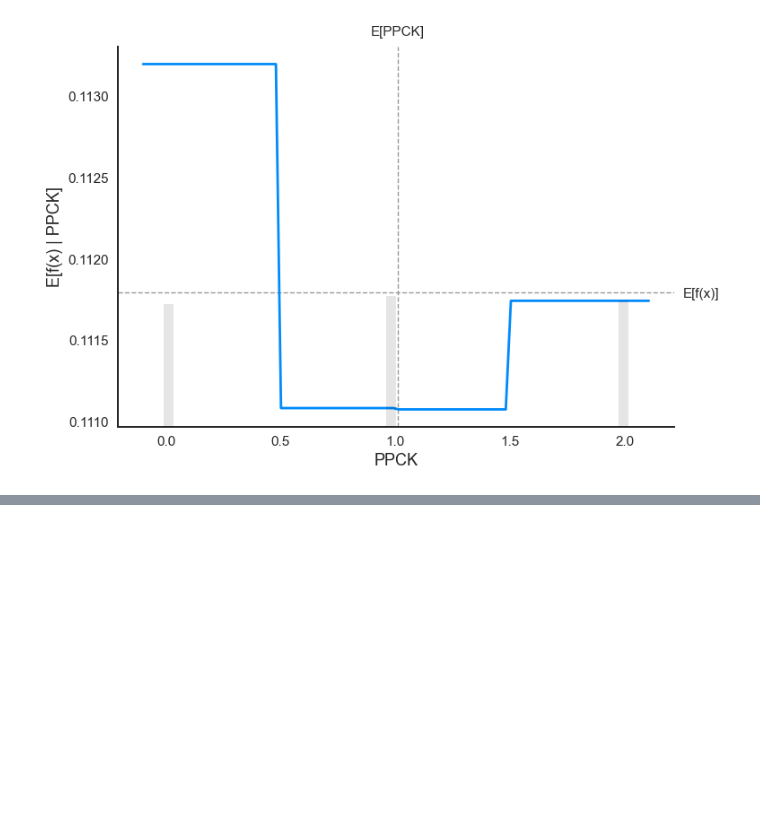
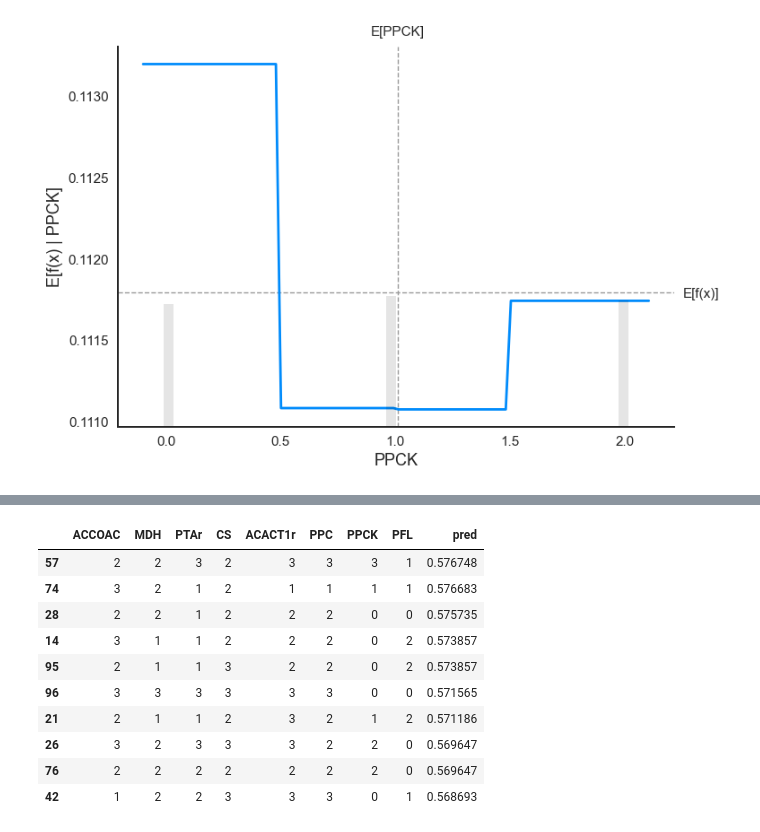
Before and after one commit to costasmexis/straindesignXAI, a Jupyter notebook: notebooks/Isoprenol.ipynb, the cells around one changed output, grey strips where cells are left out. Saved outputs shown, nothing was run; the diff lists cells and outputs as text; code cells hidden in the pictures; blank space fills up the shorter version.

```diff
--- a/notebooks/Isoprenol.ipynb
+++ b/notebooks/Isoprenol.ipynb
@@ -149,0 +153,26 @@ d.shap_scatter("CS", "PPCK")
+# %%
+# Gerate samples from a Latin hypercube generator
+from scipy.stats import qmc
+
+sampler = qmc.LatinHypercube(d=d.X.shape[1])
+sample = sampler.random(100)
+
+l_bounds = [0 for i in range(d.X.shape[1])]
+u_bounds = [3 for i in range(d.X.shape[1])]
+
+sample_df = pd.DataFrame(qmc.scale(sample, l_bounds, u_bounds), columns=d.X.columns)
+sample_df = sample_df.round(0).astype(int)
+sample_df['pred'] = d.model.predict(sample_df)
+sample_df.sort_values('pred', ascending=False).head(10)
+# %% [output]
+|  | ACCOAC | MDH | PTAr | CS | ACACT1r | PPC | PPCK | PFL | pred |
+| 57 | 2 | 2 | 3 | 2 | 3 | 3 | 3 | 1 | 0.576748 |
+| 74 | 3 | 2 | 1 | 2 | 1 | 1 | 1 | 1 | 0.576683 |
+| 28 | 2 | 2 | 1 | 2 | 2 | 2 | 0 | 0 | 0.575735 |
+| 14 | 3 | 1 | 1 | 2 | 2 | 2 | 0 | 2 | 0.573857 |
+| 95 | 2 | 1 | 1 | 3 | 2 | 2 | 0 | 2 | 0.573857 |
+| 96 | 3 | 3 | 3 | 3 | 3 | 3 | 0 | 0 | 0.571565 |
+| 21 | 2 | 1 | 1 | 2 | 3 | 2 | 1 | 2 | 0.571186 |
+| 26 | 3 | 2 | 3 | 3 | 3 | 2 | 2 | 0 | 0.569647 |
+| 76 | 2 | 2 | 2 | 2 | 2 | 2 | 2 | 0 | 0.569647 |
+| 42 | 1 | 2 | 2 | 3 | 3 | 3 | 0 | 1 | 0.568693 |
```
Also changed, not shown: parts of 8 cells of this notebook.
